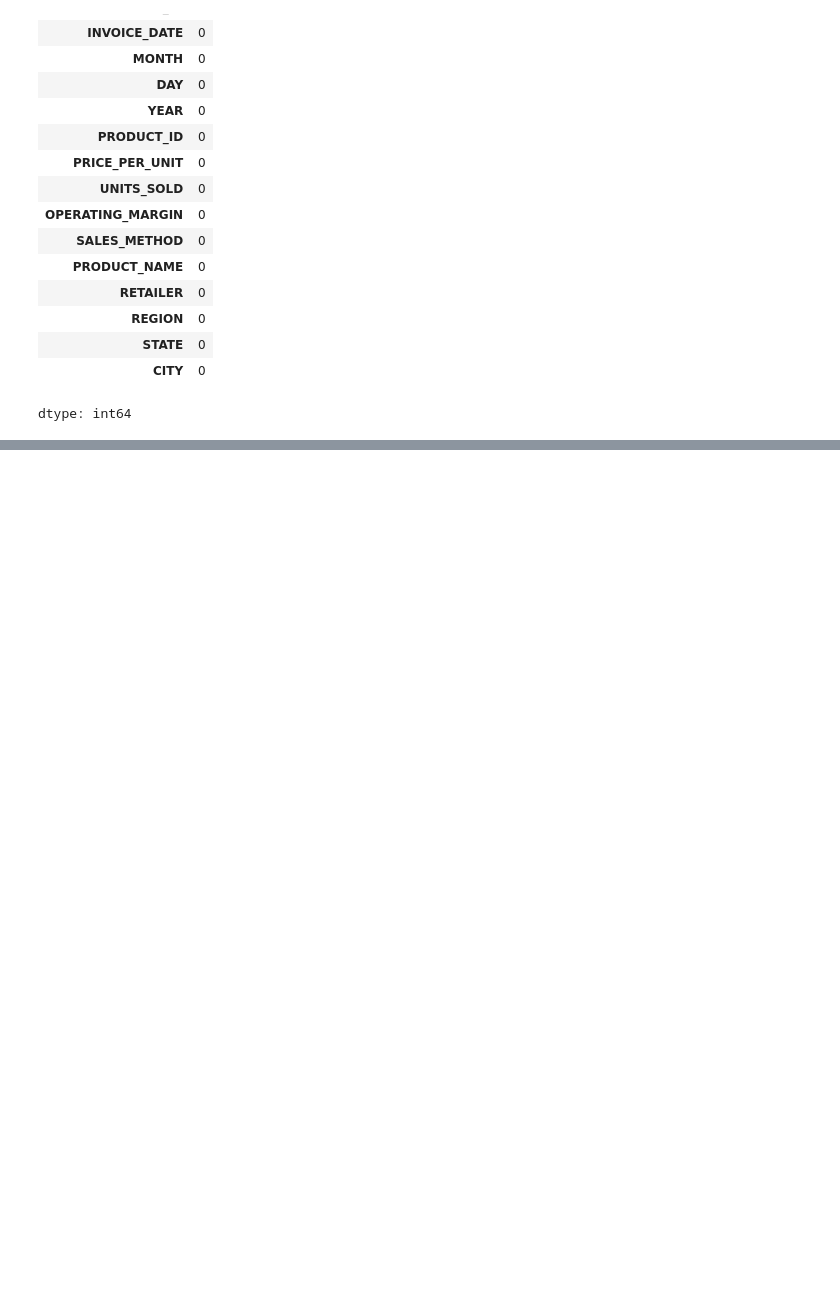
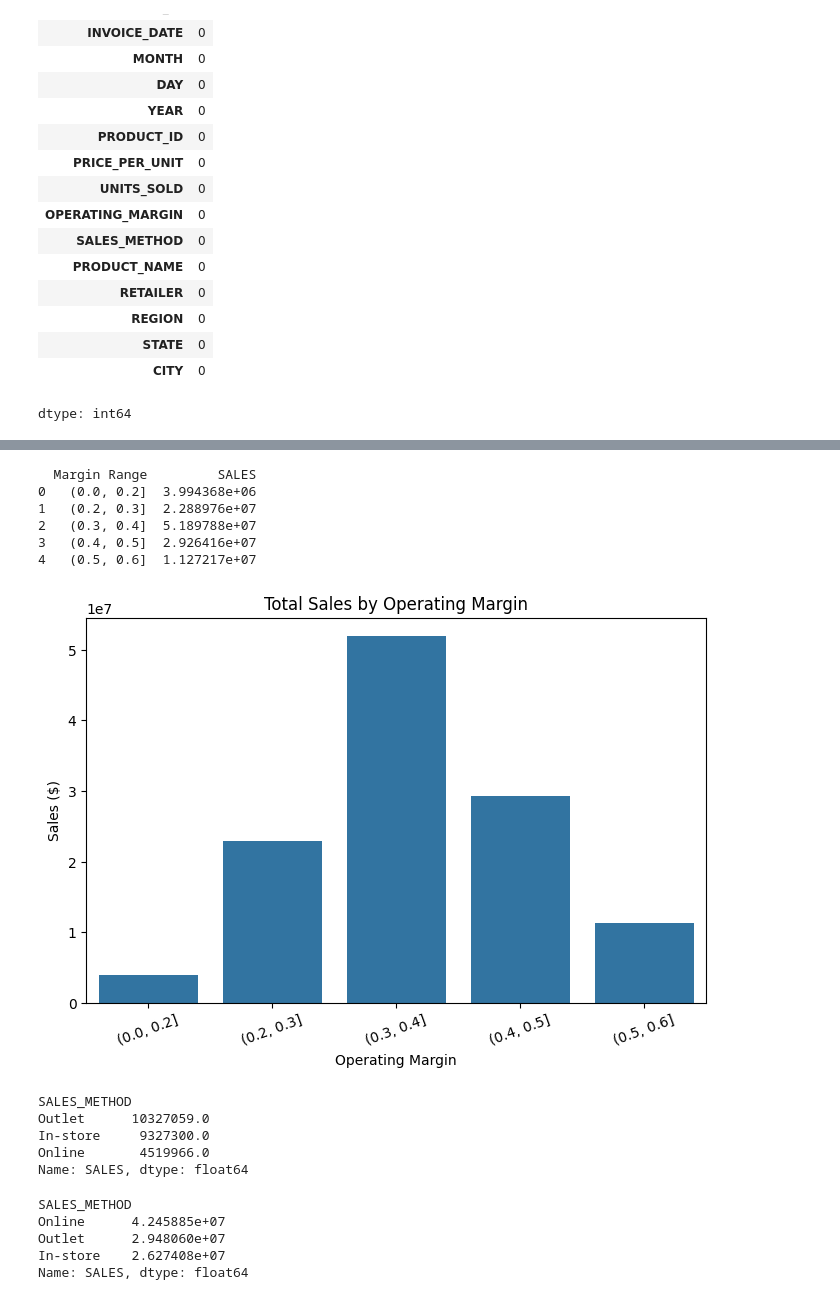
Before and after one commit to moyersda/genbus885-final-moyers_d, a Jupyter notebook: GenBud855_Final_Moyers_D.ipynb, the cells around one changed output, grey strips where cells are left out. Saved outputs shown, nothing was run; the diff lists cells and outputs as text; code cells hidden in the pictures; blank space fills up the shorter version.

```diff
--- a/GenBud855_Final_Moyers_D.ipynb
+++ b/GenBud855_Final_Moyers_D.ipynb
@@ -356,0 +549,71 @@ dtype: int64
+# %%
+#What operating margin maximizes profit
+bins = [0, 0.2, 0.3, 0.4, 0.5, 0.6]
+
+df_combined["Margin Range"] = pd.cut(
+    df_combined["OPERATING_MARGIN"],
+    bins=bins
+)
+
+margin_sales = (
+    df_combined
+    .groupby("Margin Range", observed=False)["SALES"]
+    .sum()
+    .reset_index()
+)
+
+print(margin_sales)
+# %% [output]
+  Margin Range         SALES
+0   (0.0, 0.2]  3.994368e+06
+1   (0.2, 0.3]  2.288976e+07
+2   (0.3, 0.4]  5.189788e+07
+3   (0.4, 0.5]  2.926416e+07
+4   (0.5, 0.6]  1.127217e+07
+# %%
+plt.figure(figsize=(8,5))
+sns.barplot(
+    data=margin_sales,
+    x="Margin Range",
+    y="SALES"
+)
+
+plt.title("Total Sales by Operating Margin")
+plt.xlabel("Operating Margin")
+plt.ylabel("Sales ($)")
+plt.xticks(rotation=20)
+plt.show()
+# %% [output]
+[figure, added]
+# %%
+#What is the most successful sales method in 2020? 2021?
+sales_method_2020 = (
+    df_combined[df_combined["YEAR"] == 2020]
+    .groupby("SALES_METHOD")["SALES"]
+    .sum()
+    .sort_values(ascending=False)
+)
+
+print(sales_method_2020)
+# %% [output]
+SALES_METHOD
+Outlet      10327059.0
+In-store     9327300.0
+Online       4519966.0
+Name: SALES, dtype: float64
+# %%
+#What is the most successful sales method in 2021?
+sales_method_2021 = (
+    df_combined[df_combined["YEAR"] == 2021]
+    .groupby("SALES_METHOD")["SALES"]
+    .sum()
+    .sort_values(ascending=False)
+)
+
+print(sales_method_2021)
+# %% [output]
+SALES_METHOD
+Online      4.245885e+07
+Outlet      2.948060e+07
+In-store    2.627408e+07
+Name: SALES, dtype: float64
```
Also changed, not shown: parts of 15 cells of this notebook.
